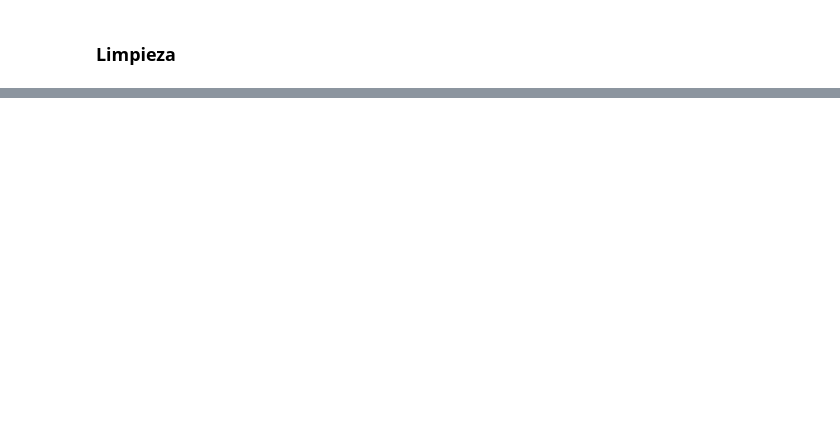
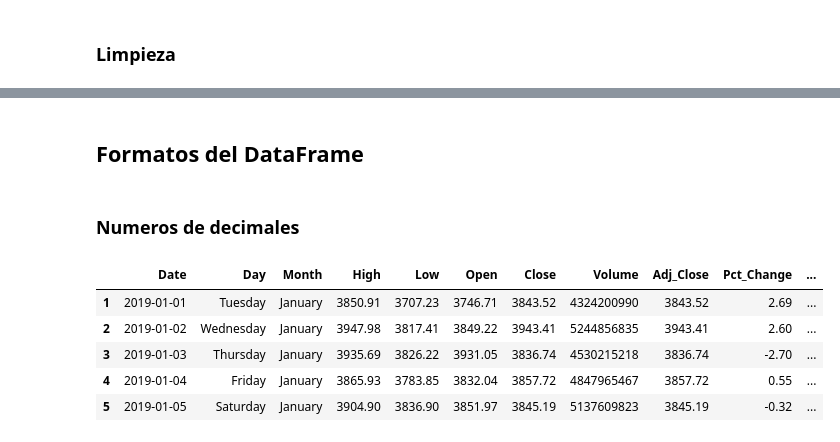
Before and after one commit to cristiandarioortegayubro/Ciencia-de-Datos-en-Ciencias-Economicas-con-Python, a Jupyter notebook: Limpieza_y_Transformación_de_Datos_02.ipynb, the cells around one changed output, grey strips where cells are left out. Saved outputs shown, nothing was run; the diff lists cells and outputs as text; code cells hidden in the pictures; blank space fills up the shorter version.

```diff
--- a/Limpieza_y_Transformación_de_Datos_02.ipynb
+++ b/Limpieza_y_Transformación_de_Datos_02.ipynb
@@ -118,0 +119,14 @@ df.head()
+# %% [markdown]
+## Formatos del DataFrame
+# %% [markdown]
+### Numeros de decimales
+# %%
+pd.options.display.precision = 2
+df.head()
+# %% [output]
+|  | Date | Day | Month | High | Low | Open | Close | Volume | Adj_Close | Pct_Change | ... |
+| 1 | 2019-01-01 | Tuesday | January | 3850.91 | 3707.23 | 3746.71 | 3843.52 | 4324200990 | 3843.52 | 2.69 | ... |
+| 2 | 2019-01-02 | Wednesday | January | 3947.98 | 3817.41 | 3849.22 | 3943.41 | 5244856835 | 3943.41 | 2.60 | ... |
+| 3 | 2019-01-03 | Thursday | January | 3935.69 | 3826.22 | 3931.05 | 3836.74 | 4530215218 | 3836.74 | -2.70 | ... |
+| 4 | 2019-01-04 | Friday | January | 3865.93 | 3783.85 | 3832.04 | 3857.72 | 4847965467 | 3857.72 | 0.55 | ... |
+| 5 | 2019-01-05 | Saturday | January | 3904.90 | 3836.90 | 3851.97 | 3845.19 | 5137609823 | 3845.19 | -0.32 | ... |
```
Also changed, not shown: parts of 4 cells of this notebook.
